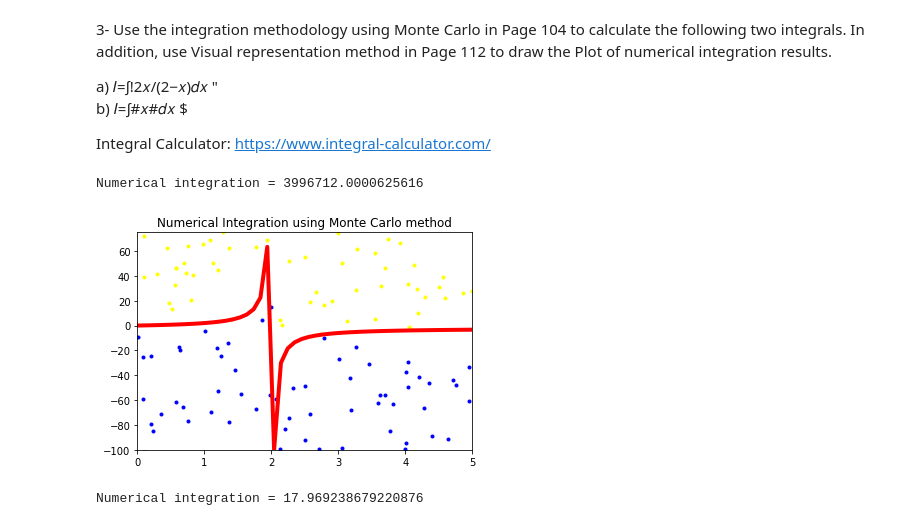
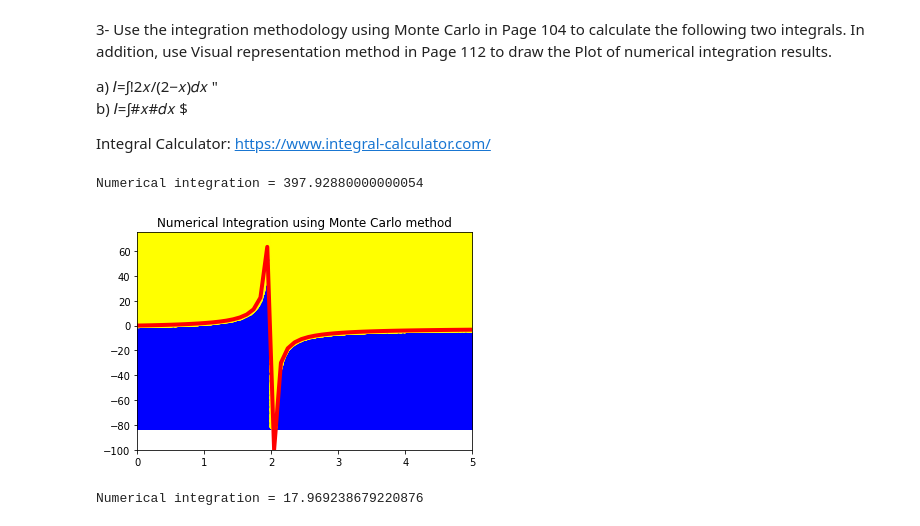
Before and after one commit to twyunting/CSC-632_Intro-to-Simulation-and-Modeling, a Jupyter notebook: homeworks/hw2/CSC-632 HW2_Coding_Yunting Chiu.ipynb, the cells around one changed output. Saved outputs shown, nothing was run; the diff lists cells and outputs as text; code cells hidden in the pictures.

```diff
--- a/homeworks/hw2/CSC-632 HW2_Coding_Yunting Chiu.ipynb
+++ b/homeworks/hw2/CSC-632 HW2_Coding_Yunting Chiu.ipynb
@@ -100,7 +99,7 @@ random.seed(2)
 f = lambda x:(2*x)/(2-x) # because float cannot devide by zero we need to set the condition in order to smoothly run the code based on the equation
 a = 0.0
 b = 5.0
-NumSteps = 1000000
+NumSteps = 100
 XIntegral=[]
 YIntegral=[]
 XRectangle=[]
@@ -122,35 +121,35 @@ for i in range(NumSteps):
 
 # applying in Monte Carlo method
 A = (b - a) * (ymax - ymin)
 N = 1000000 # set the numbers of random pairs we want to generate
 M = 0 # the number of points that fall under the curve that represents f(x)
 for k in range(N):
     x = a + (b - a) * random.random()
     y = ymin + (ymax - ymin) * random.random()
     if y <= f(x):
             M += 1
             XIntegral.append(x)
             YIntegral.append(y)
     else:
             XRectangle.append(x)
             YRectangle.append(y)
 NumericalIntegral = M / N * A
 print("Numerical integration = " + str(NumericalIntegral))
 
 XLin = np.linspace(a,b)
 YLin=[]
 for x in XLin:
     YLin.append(f(x))
 
 plt.axis([0, b, -100, 75])  # extending y scale
 plt.plot(XLin,YLin, color="red" , linewidth="4")
 plt.scatter(XIntegral, YIntegral, color="blue", marker =".")
 plt.scatter(XRectangle, YRectangle, color="yellow", marker =".")
 plt.title("Numerical Integration using Monte Carlo method")
 plt.show()
 # %% [output]
-Numerical integration = 3996712.0000625616
+Numerical integration = 397.92880000000054
-[figure, old version]
+[figure, new version]
 # %%
 random.seed(1)
 f = lambda x: pow(x, 3) # using syntax without define a new function
```
Also changed, not shown: parts of 12 cells of this notebook.
